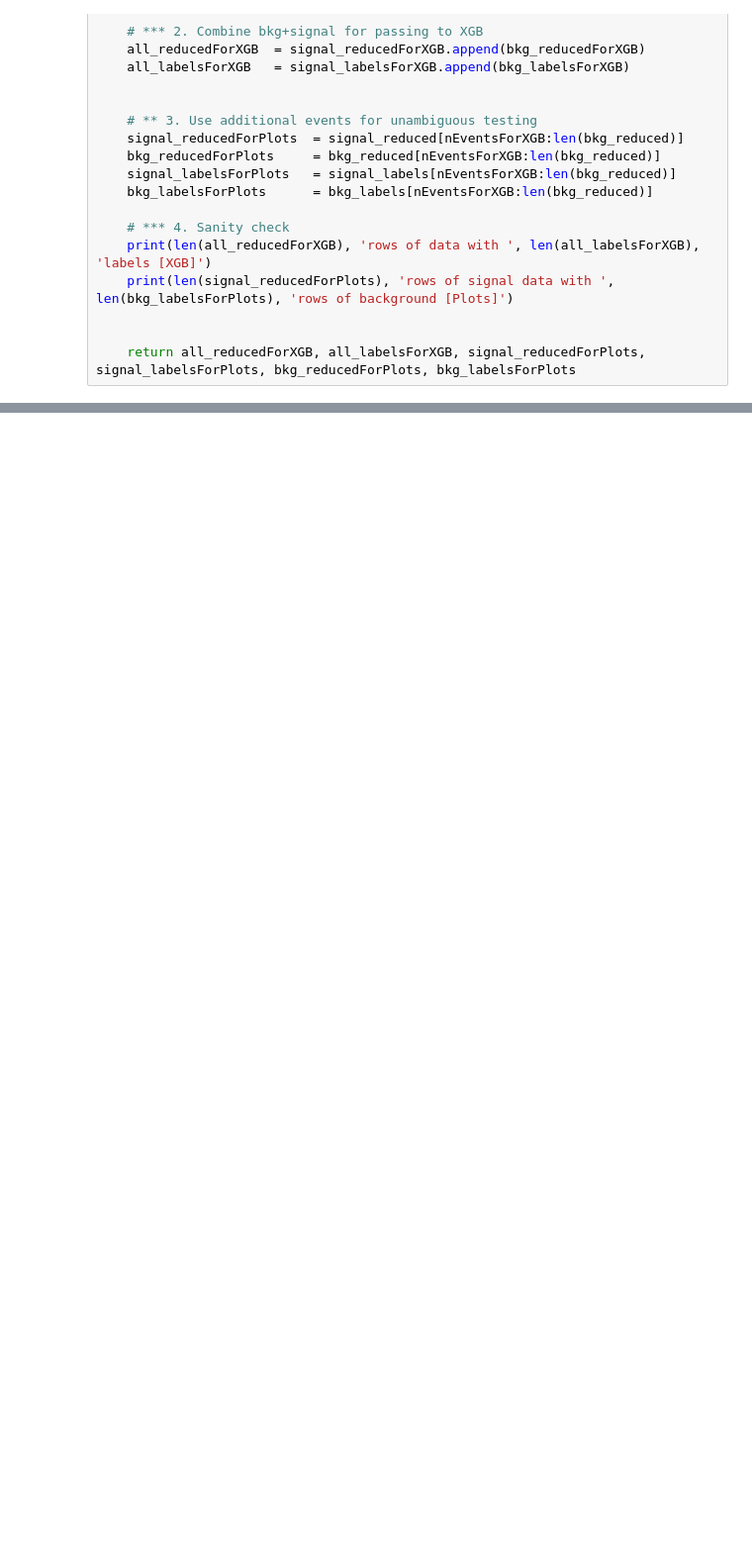
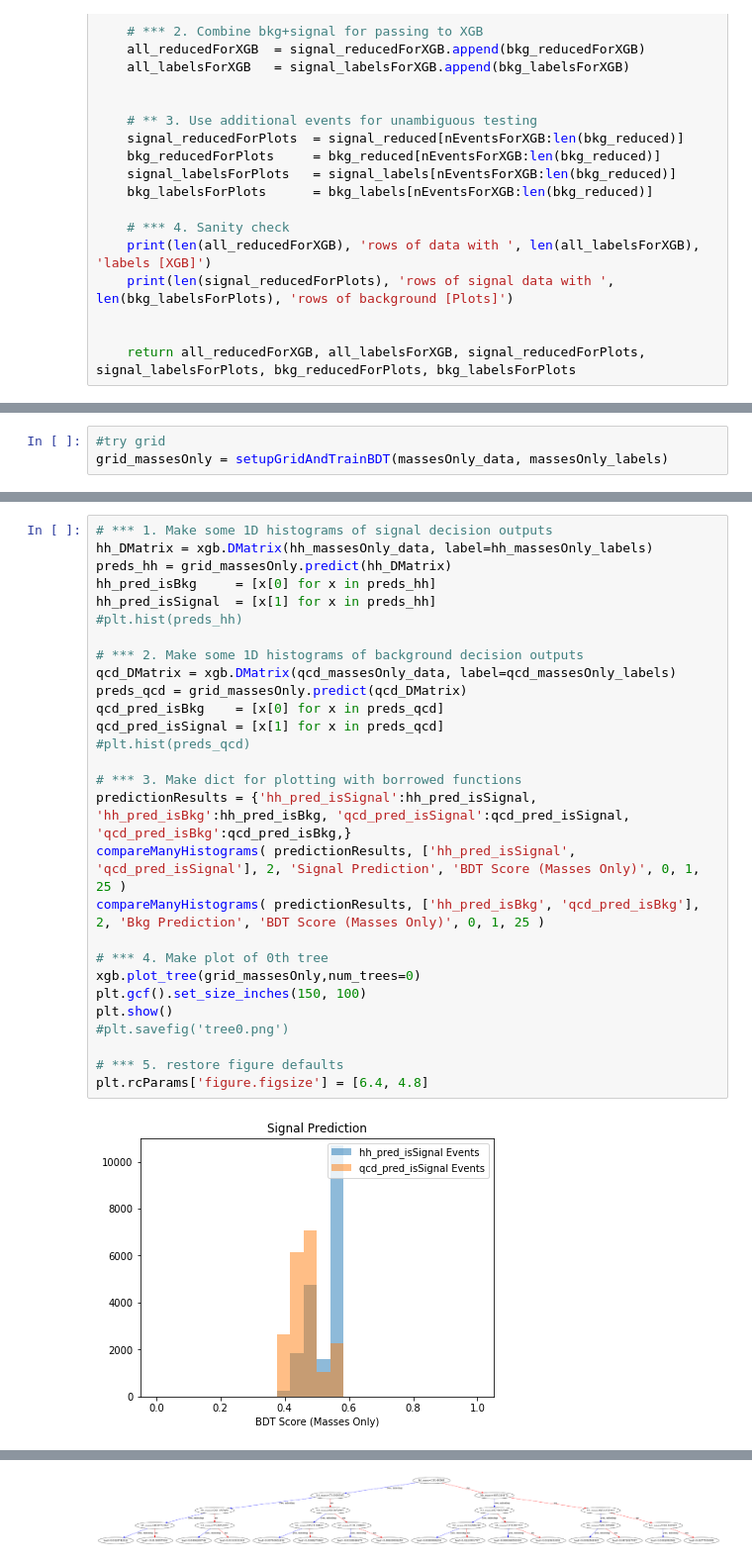
Before and after one commit to neu-physics/dihiggsMLProject, a Jupyter notebook: BoostedDecisionTree/xgboost_sandbox.ipynb, the cells around one changed output, grey strips where cells are left out. Shown at 99% size. Drawn from its saved outputs; the diff is of its cells as text; blank space fills up the shorter version.

```diff
--- a/BoostedDecisionTree/xgboost_sandbox.ipynb
+++ b/BoostedDecisionTree/xgboost_sandbox.ipynb
@@ -200,0 +273,3 @@ Accuracy = 0.6148333333333333
+# %%
+#try grid
+grid_massesOnly = setupGridAndTrainBDT(massesOnly_data, massesOnly_labels)
@@ -230 +317,31 @@ plt.show()
 [figure]
+# %%
+# *** 1. Make some 1D histograms of signal decision outputs
+hh_DMatrix = xgb.DMatrix(hh_massesOnly_data, label=hh_massesOnly_labels)
+preds_hh = grid_massesOnly.predict(hh_DMatrix)
+hh_pred_isBkg     = [x[0] for x in preds_hh]
+hh_pred_isSignal  = [x[1] for x in preds_hh]
+#plt.hist(preds_hh)
+
+# *** 2. Make some 1D histograms of background decision outputs
+qcd_DMatrix = xgb.DMatrix(qcd_massesOnly_data, label=qcd_massesOnly_labels)
+preds_qcd = grid_massesOnly.predict(qcd_DMatrix)
+qcd_pred_isBkg    = [x[0] for x in preds_qcd]
+qcd_pred_isSignal = [x[1] for x in preds_qcd]
+#plt.hist(preds_qcd)
+
+# *** 3. Make dict for plotting with borrowed functions
+predictionResults = {'hh_pred_isSignal':hh_pred_isSignal, 'hh_pred_isBkg':hh_pred_isBkg, 'qcd_pred_isSignal':qcd_pred_isSignal, 'qcd_pred_isBkg':qcd_pred_isBkg,}
+compareManyHistograms( predictionResults, ['hh_pred_isSignal', 'qcd_pred_isSignal'], 2, 'Signal Prediction', 'BDT Score (Masses Only)', 0, 1, 25 )
+compareManyHistograms( predictionResults, ['hh_pred_isBkg', 'qcd_pred_isBkg'], 2, 'Bkg Prediction', 'BDT Score (Masses Only)', 0, 1, 25 )
+
+# *** 4. Make plot of 0th tree
+xgb.plot_tree(grid_massesOnly,num_trees=0)
+plt.gcf().set_size_inches(150, 100)
+plt.show()
+#plt.savefig('tree0.png')
+
+# *** 5. restore figure defaults
+plt.rcParams['figure.figsize'] = [6.4, 4.8]
+# %% [output]
+[figure, added]
@@ -231,3 +349,4 @@ plt.show()
+[figure, added]
 # %%
 # *** 1. Make some 1D histograms of signal decision outputs
 hh_DMatrix = xgb.DMatrix(hh_angularJetInfo_data, label=hh_angularJetInfo_labels)
```
Also changed, not shown: parts of 11 cells of this notebook.
